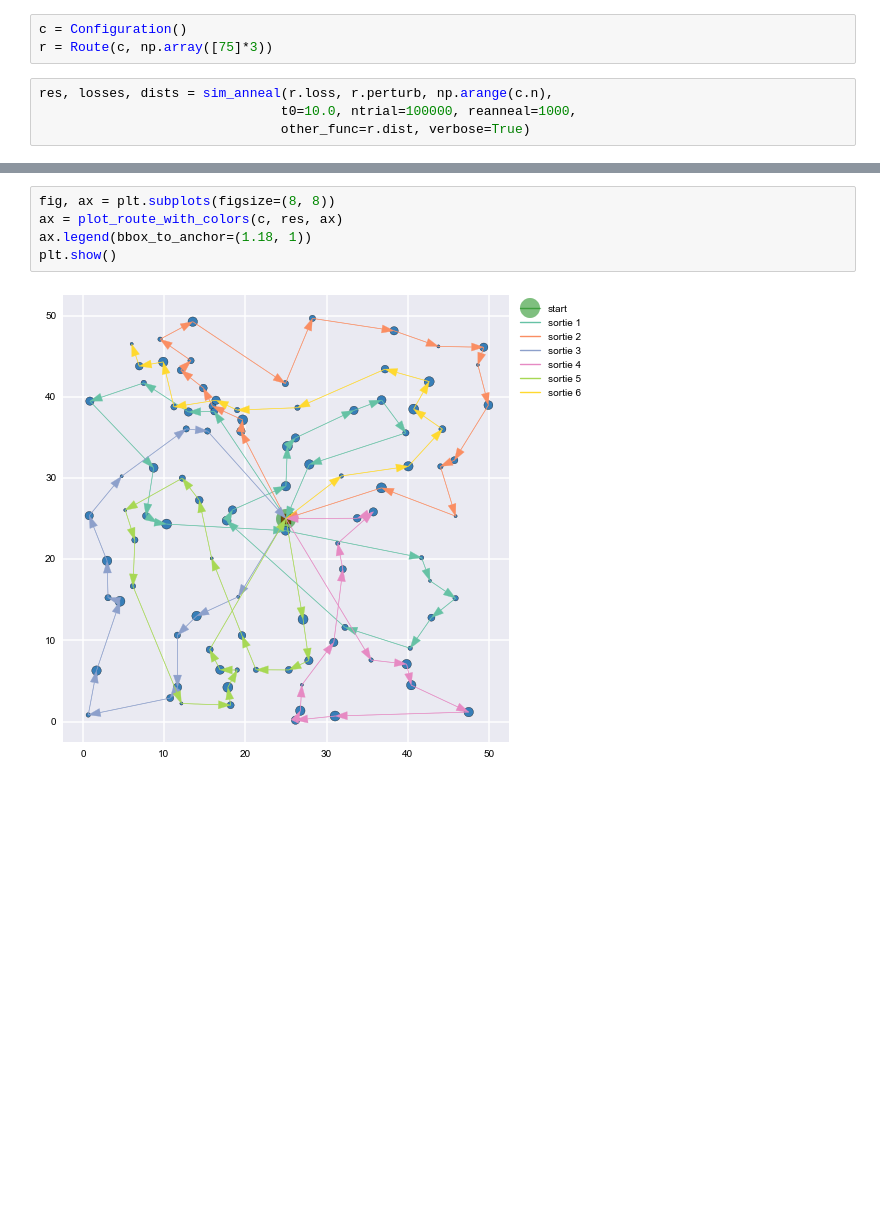
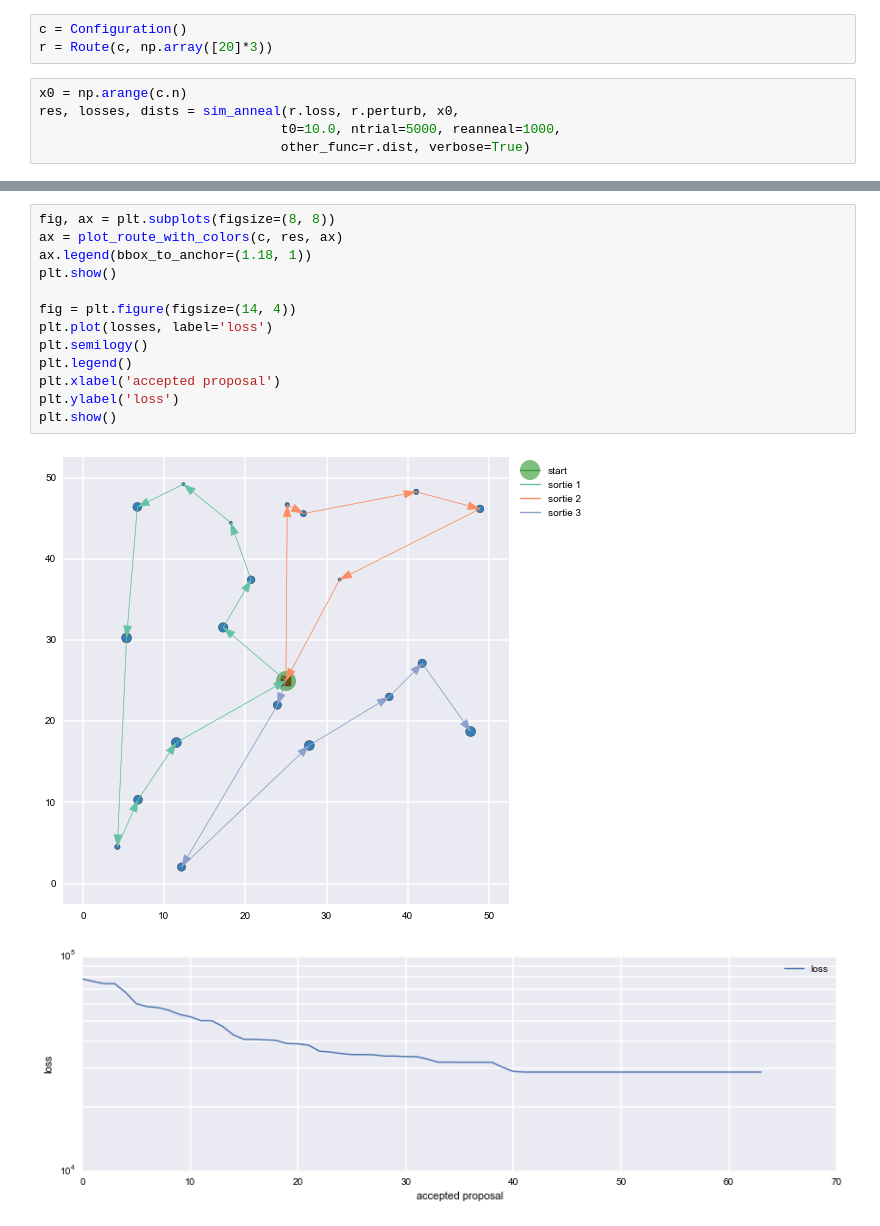
Before and after one commit to pjbull/civil_conflict, a Jupyter notebook: Optimization.ipynb, the cells around one changed output, grey strips where cells are left out. Cells and saved outputs as stored; diff of their text form; blank space fills up the shorter version.

```diff
--- a/Optimization.ipynb
+++ b/Optimization.ipynb
@@ -15,8 +18,9 @@ from optimization import sim_anneal
 # %%
 c = Configuration()
-r = Route(c, np.array([75]*3))
+r = Route(c, np.array([20]*3))
 # %%
-res, losses, dists = sim_anneal(r.loss, r.perturb, np.arange(c.n),
-                               t0=10.0, ntrial=100000, reanneal=1000,
+x0 = np.arange(c.n)
+res, losses, dists = sim_anneal(r.loss, r.perturb, x0,
+                               t0=10.0, ntrial=5000, reanneal=1000,
                                other_func=r.dist, verbose=True)
 # %% [output]
@@ -40,7 +32,16 @@ reannealing; i[99000] exp(dE/t)[0.0] eprev[692.549357982], enew[1464.53096264]
 # %%
 fig, ax = plt.subplots(figsize=(8, 8))
 ax = plot_route_with_colors(c, res, ax)
 ax.legend(bbox_to_anchor=(1.18, 1))
 plt.show()
+
+fig = plt.figure(figsize=(14, 4))
+plt.plot(losses, label='loss')
+plt.semilogy()
+plt.legend()
+plt.xlabel('accepted proposal')
+plt.ylabel('loss')
+plt.show()
 # %% [output]
-[figure, old version]
+[figure, new version]
+[figure, added]
```
Also changed, not shown: parts of 8 cells of this notebook, 5 other files.
